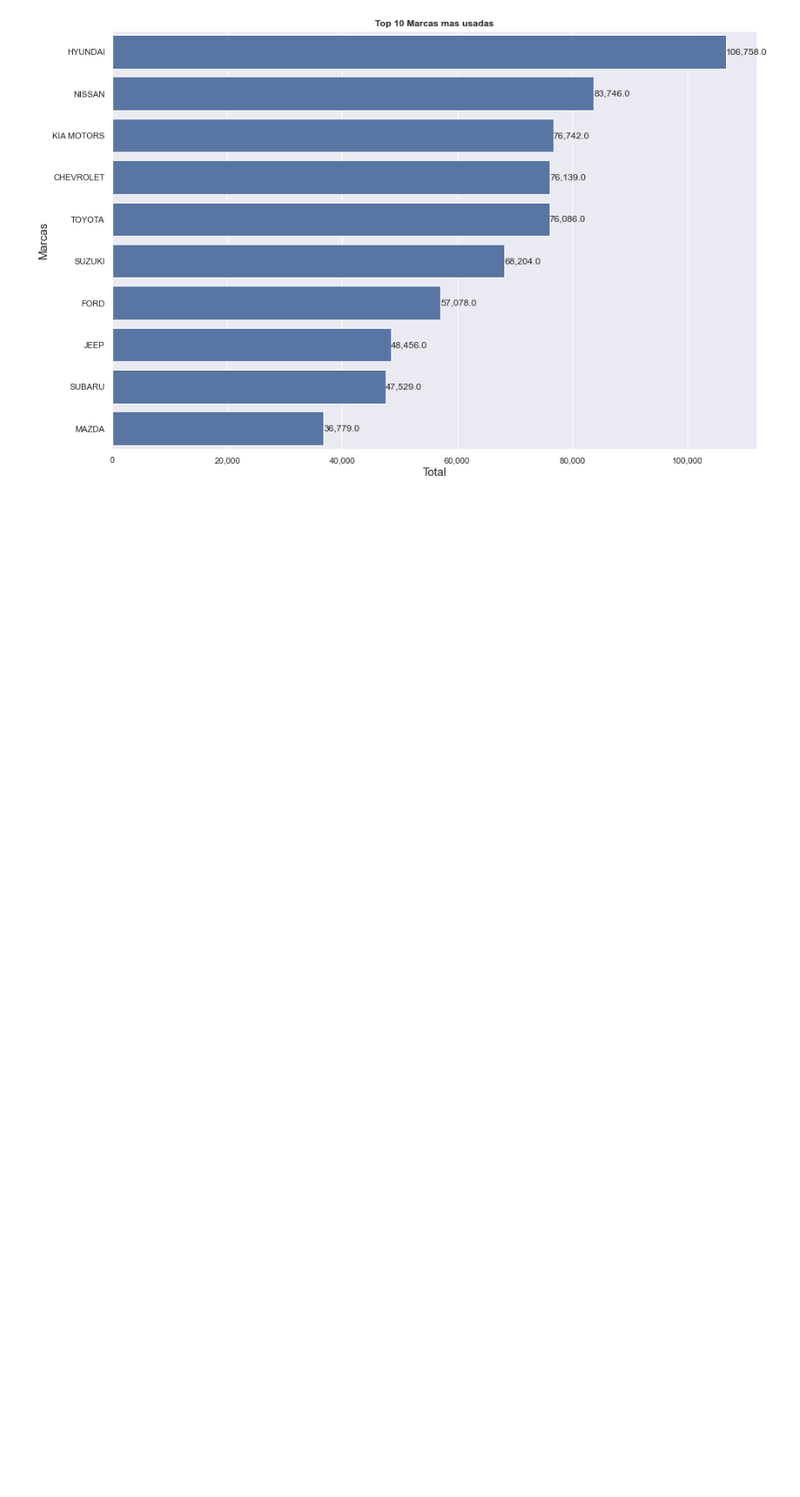
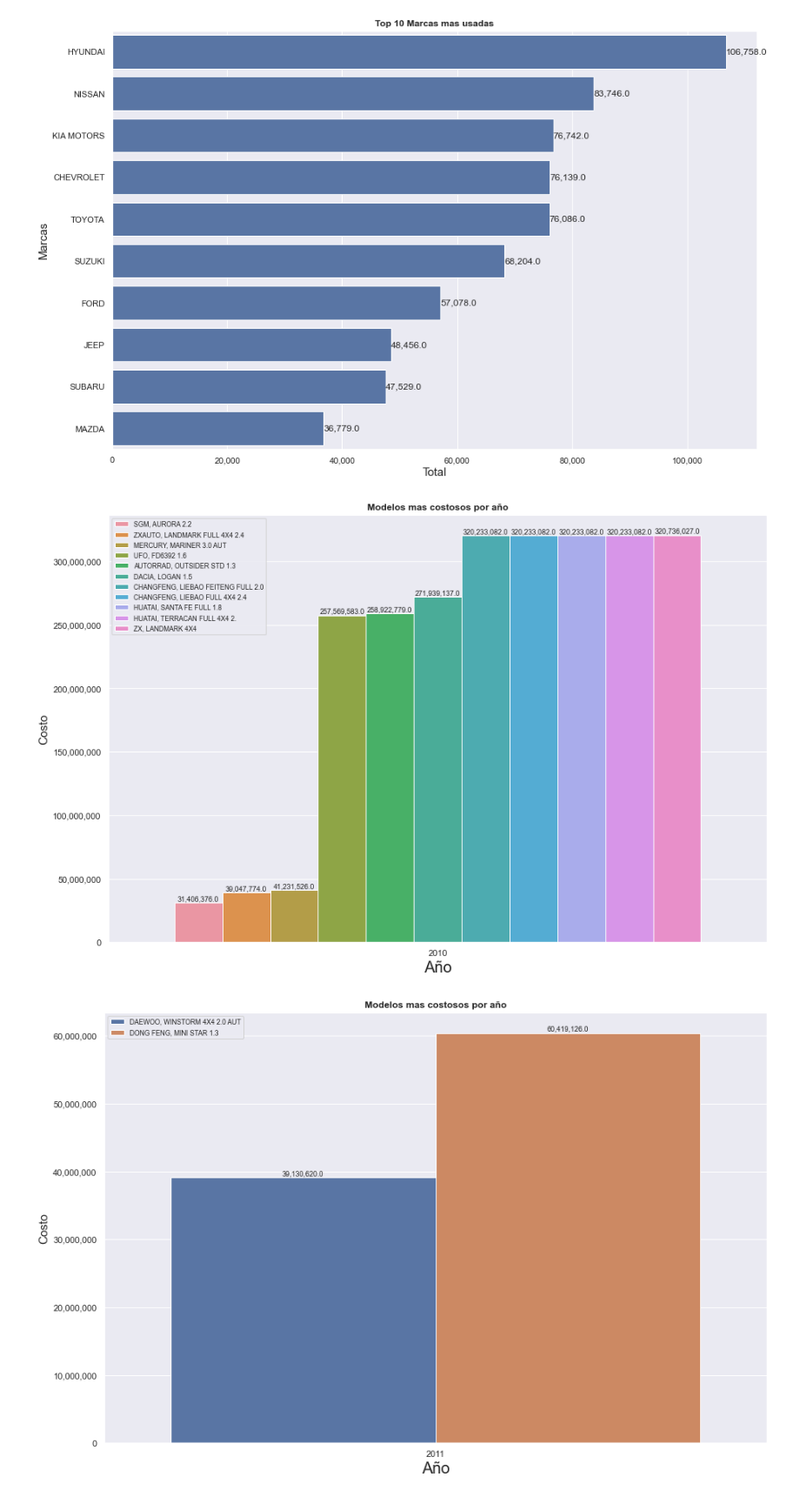
Before and after one commit to rikardoroa/Python-Basico-y-Avanzado, a Jupyter notebook: Matplotlib Avanzado/Derco_Test.ipynb, the cells around one changed output. Shown: that part at 87% size. Saved outputs shown, nothing was run; the diff lists cells and outputs as text; code cells hidden in the pictures; blank space fills up the shorter version.

```diff
--- a/Matplotlib Avanzado/Derco_Test.ipynb
+++ b/Matplotlib Avanzado/Derco_Test.ipynb
@@ -9,6 +9,7 @@ import warnings
 warnings.filterwarnings("ignore")
 import matplotlib.ticker as tkr
 from matplotlib.colors import ListedColormap
+from datetime import datetime
 
 class data_cleaning():
     #utilizamos plantilla de seaborn
@@ -396,7 +397,7 @@ class data_cleaning():
 
         Brands = Brands.groupby(['Marca'])['Marca'].agg(['count']).\
         rename(columns={'count':'Total'}).sort_values('Total',ascending=False).reset_index().head(10)
-        #Brands['Total'] = Brands['Total'].apply(lambda x :'{:,}'.format(x)).astype(str)
+
 
 
         #Generando el Grafico
@@ -415,6 +416,44 @@ class data_cleaning():
 
 
         return plt.show()
+
+    def max_cost_model_per_year(self):
+
+        #Inicializamos el dataframe limpio
+        Brands = self.clean_data
+        Models = self.clean_data
+        #generamos las agrupaciones para generar el primer dataframe
+        Brands = Brands.loc[Brands['Marca'].notnull(),['Marca','Costo','Año']].\
+        groupby(['Marca']).agg({'Costo':[('Costo','max')],'Año':[('Año','max')]}, ascending=True).reset_index()
+        Brands.columns = Brands.columns.droplevel()
+        Brands = Brands.rename(columns={'':'Marca'})
+        Models = Models.loc[Models['Marca'].notnull() & Models['Modelo'].notnull(),['Marca','Modelo','Costo','Año']].\
+        groupby(['Marca','Modelo','Costo'])['Año'].agg(['max'],ascending=True).rename(columns={'max':'Año'}).reset_index()
+        Total_Brands = pd.merge(left=Models,right=Brands,how="inner", on=["Marca","Año","Costo"]).\
+        sort_values(['Año','Costo'],ascending=True)
+        Total_Brands["Marca-Modelo"] = Total_Brands[['Marca', 'Modelo']].apply(lambda x: f"{x.Marca}, {x.Modelo}", axis=1)
+
+        years=[]
+        for year in Total_Brands.Año:
+            years.append(year)
+        years = list(dict.fromkeys(years))
+
+        #Generando el Grafico
+
+        for i in range(len(years)):
+
+            fig, ax = plt.subplots(figsize=(15,10))
+            ax = sns.barplot(x="Año", y="Costo", hue="Marca-Modelo", data=Total_Brands[Total_Brands['Año']==years[i]])
+            ax.set_xlabel('Año',fontsize='15')
+            ax.set_ylabel('Costo',fontsize='15')
+            ax.set_title('Modelos mas costosos por año',fontweight='bold')
+            ax.yaxis.set_major_formatter(tkr.FuncFormatter(lambda y,  p: format(int(y), ',')))
+            ax.xaxis.label.set_size(20)
+            ax.legend(fontsize = 8.5)
+            for container in ax.containers:
+                ax.bar_label(container,labels=[f'{p.get_height():,}' for p in container], fontsize = 9)
+
+        return plt.show()
 # %%
 data_read = data_cleaning()
 data_read.data_read()
@@ -520,3 +557,8 @@ data_read.Average__Km_Per_year()
 data_read.most_common_brand()
 # %% [output]
 [figure]
+# %%
+data_read.max_cost_model_per_year()
+# %% [output]
+[figure, added]
+[figure, added]
```
Also changed, not shown: parts of 4 cells of this notebook.
